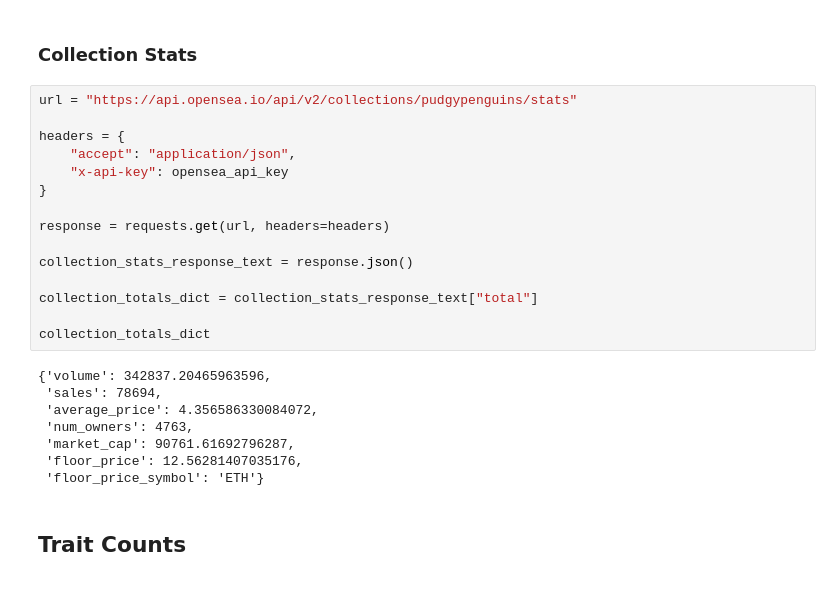
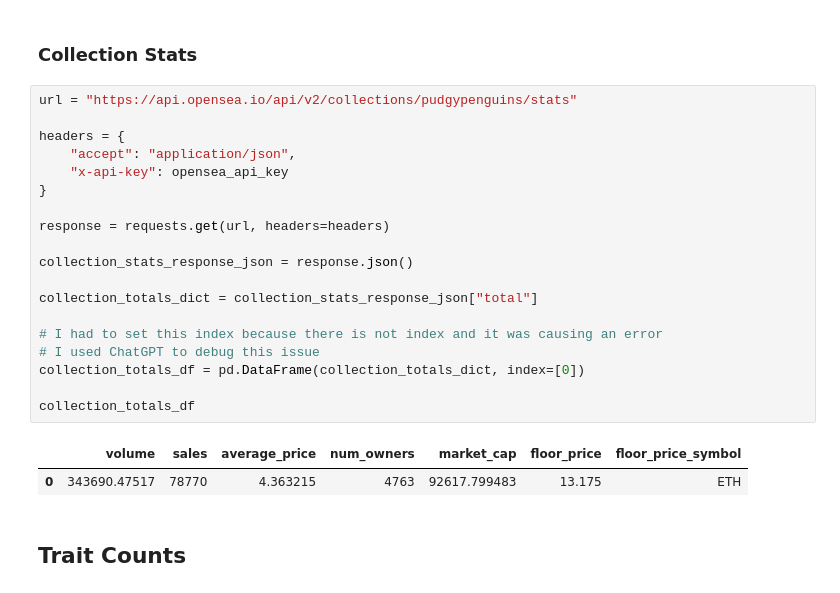
Before and after one commit to Project-3-Anvi-Maria-and-Jacqueline/project3, a Jupyter notebook: api_jacqueline.ipynb, the cells around one changed output. Drawn from its saved outputs; the diff is of its cells as text.

```diff
--- a/api_jacqueline.ipynb
+++ b/api_jacqueline.ipynb
@@ -14,26 +15,25 @@ opensea_api_key = os.getenv('OPENSEA_API_KEY')
 # %%
 url = "https://api.opensea.io/api/v2/collections/pudgypenguins/stats"
 
 headers = {
     "accept": "application/json",
     "x-api-key": opensea_api_key
 }
 
 response = requests.get(url, headers=headers)
 
-collection_stats_response_text = response.json()
+collection_stats_response_json = response.json()
 
-collection_totals_dict = collection_stats_response_text["total"]
+collection_totals_dict = collection_stats_response_json["total"]
 
-collection_totals_dict
+# I had to set this index because there is not index and it was causing an error
+# I used ChatGPT to debug this issue
+collection_totals_df = pd.DataFrame(collection_totals_dict, index=[0])
+
+collection_totals_df
 # %% [output]
-{'volume': 342837.20465963596,
- 'sales': 78694,
- 'average_price': 4.356586330084072,
- 'num_owners': 4763,
- 'market_cap': 90761.61692796287,
- 'floor_price': 12.56281407035176,
- 'floor_price_symbol': 'ETH'}
+|  | volume | sales | average_price | num_owners | market_cap | floor_price | floor_price_symbol |
+| 0 | 343690.47517 | 78770 | 4.363215 | 4763 | 92617.799483 | 13.175 | ETH |
 # %% [markdown]
 ## Trait Counts
 # %%
```
Also changed, not shown: parts of 17 cells of this notebook, 1 other file.
